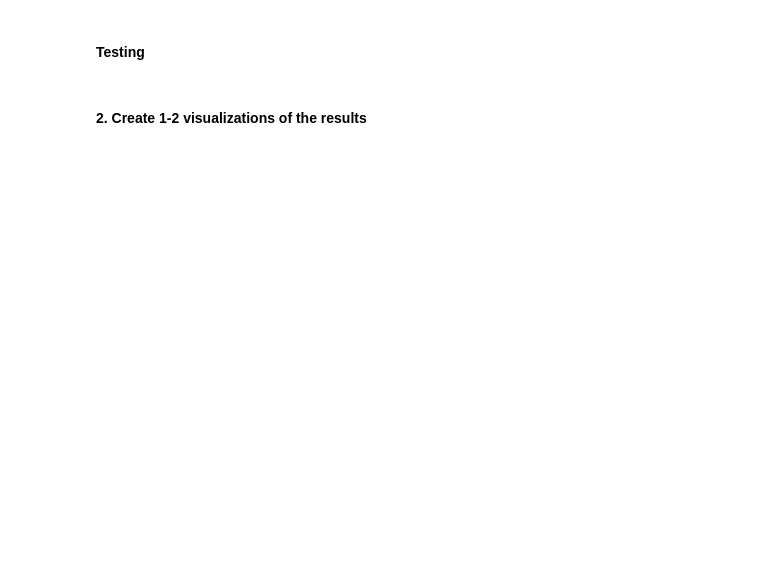
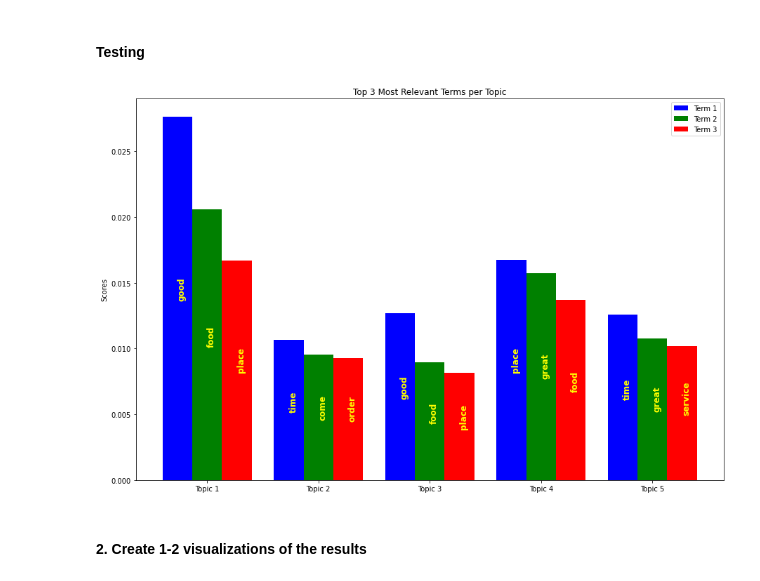
Before and after one commit to nsriniva/DS-Unit-4-Sprint-1-NLP, a Jupyter notebook: LS_DS_415_Sprint_Challenge_1_AG.ipynb, the cells around one changed output. Drawn from its saved outputs; the diff is of its cells as text; code cells hidden in the pictures; blank space fills up the shorter version.

Commit message:
Yet to complete analysis of topic analysis

```diff
--- a/LS_DS_415_Sprint_Challenge_1_AG.ipynb
+++ b/LS_DS_415_Sprint_Challenge_1_AG.ipynb
@@ -103,11 +103,12 @@ import string
 ENG_ALPHA_SET = set(string.ascii_letters)
 
 STOP_WORDS = ['\n', ' ', '\n\n', ' \n\n', '  ','s','$','n','+']
-REINSERT_WORDS = [] #['not', 'nothing']
+REINSERT_WORDS = []#['not', 'nothing']
+ALLOWED_POS = ['NOUN', 'ADJ', 'VERB', 'ADV']
 def tokenize(doc):
 # YOUR CODE HERE
     if (set(doc).intersection(ENG_ALPHA_SET)):
-        return [ token.lemma_ for token in nlp(doc.lower(), disable=['parser', 'tagger', 'ner']) if (token.is_stop == False and token.is_punct == False and token.text not in STOP_WORDS or token.text in REINSERT_WORDS )]
+        return [ token.lemma_ for token in nlp(doc.lower(), disable=['parser', 'ner']) if (token.is_stop == False and token.is_punct == False and token.pos_ in ALLOWED_POS and token.text not in STOP_WORDS or token.text in REINSERT_WORDS )]
 
     return ['Not', 'an', 'english', 'language', 'review']
 # %%
@@ -420,6 +391,61 @@ Wall time: 8.52 s
 # %%
 # Visible Testing
 assert lda.get_topics().shape[0] == 5, 'Did your model complete its training? Did you set num_topics to 5?'
+# %%
+#Get the list of the 3 most important words and their probabilities per topic for all 5 topics
+topic_words = lda.show_topics(num_words=3, formatted=False)
+
+import numpy as np
+import matplotlib.pyplot as plt
+
+labels = ['Topic 1', 'Topic 2', 'Topic 3', 'Topic 4', 'Topic 5']
+x_ticks = np.arange(len(labels))  # the label locations
+
+# Get the list of probabilities per topic for the 3 most important words
+x_multi = [np.array([topic[1][wrd][1] for topic in topic_words])  for wrd in range(0,3)]
+
+# Get the list of words per topic for the 3 most important words
+w_multi = [np.array([topic[1][wrd][0] for topic in topic_words])  for wrd in range(0,3)]
+
+fig, ax = plt.subplots(figsize=(15,10))
+
+color_list = ['blue', 'green', 'red']
+gap = .8 / len(x_multi)
+
+x_ticks = list(map(lambda x:x+gap, x_ticks))
+
+rects = []
+for i, row in enumerate(x_multi):
+  X = np.arange(len(row))
+  rects.append(
+    plt.bar(X + i * gap, row,
+        width = gap,
+        color = color_list[i % len(color_list)])
+  )
+
+# Add some text for labels, title and custom x-axis tick labels, etc.
+ax.set_ylabel('Scores')
+ax.set_title('Top 3 Most Relevant Terms per Topic')
+ax.set_xticks(x_ticks)
+ax.set_xticklabels(labels)
+ax.legend(['Term 1','Term 2','Term 3'])
+
+def autolabel(rects, words):
+    for idx,rect in enumerate(rects):
+        word=words[idx]
+        ax.text(rect.get_x() + rect.get_width() / 2,
+                rect.get_height()/2,
+                f'{word}',
+                rotation=90, color='yellow',
+                fontsize='large', fontweight='bold'
+                )
+
+for word in range(0,3):
+    autolabel(rects[word],w_multi[word])
+
+plt.show()
+# %% [output]
+[figure, added]
 # %% [markdown]
 #### 2. Create 1-2 visualizations of the results
 # %%
```
Also changed, not shown: parts of 8 cells of this notebook.
